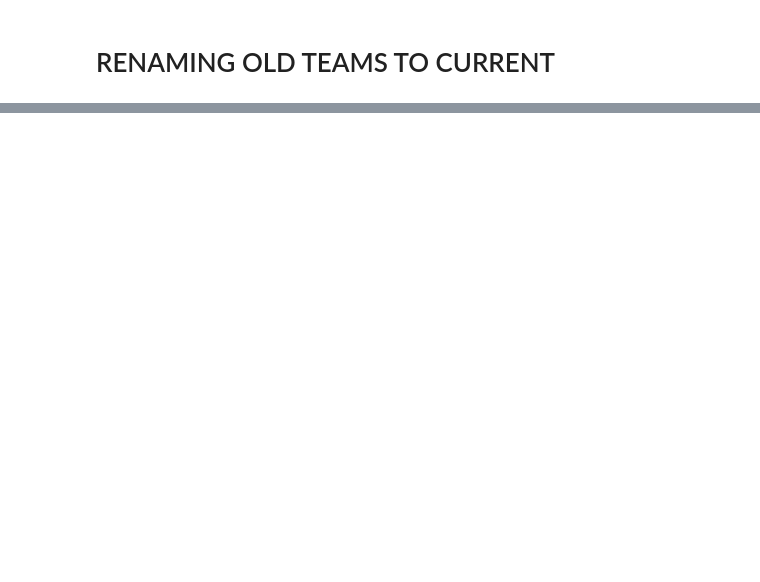
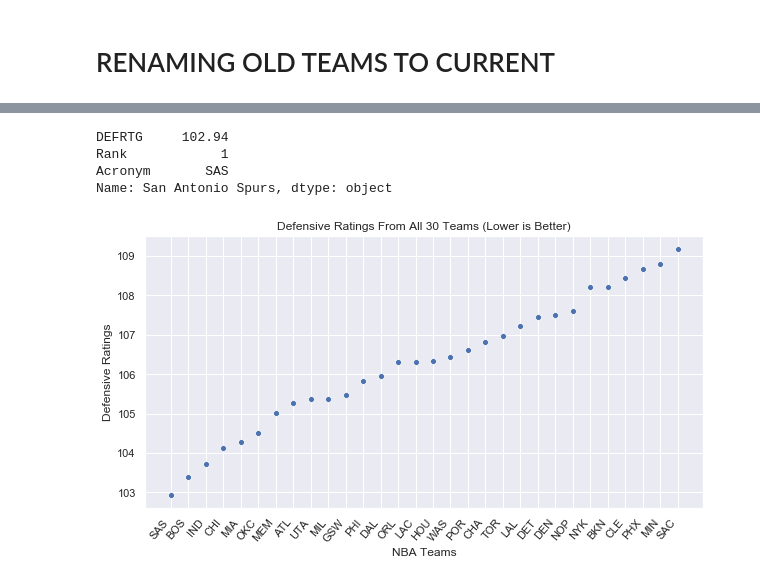
Before and after one commit to Fluffisaurus/player-performance-projection, a Jupyter notebook: data/defensive-rating/DefensiveRatings_teams.ipynb, the cells around one changed output, grey strips where cells are left out. Drawn from its saved outputs; the diff is of its cells as text; code cells hidden in the pictures; blank space fills up the shorter version.

```diff
--- a/data/defensive-rating/DefensiveRatings_teams.ipynb
+++ b/data/defensive-rating/DefensiveRatings_teams.ipynb
@@ -38,0 +68,17 @@ team_rating.to_csv('tm-avgs-2009-2019.csv')
+# %%
+def_rating.iloc[0]
+# %% [output]
+DEFRTG     102.94
+Rank            1
+Acronym       SAS
+Name: San Antonio Spurs, dtype: object
+# %%
+plt.figure(figsize=(10,5))
+sns.scatterplot(def_rating['Acronym'],def_rating['DEFRTG'])
+plt.xlabel("NBA Teams")
+plt.ylabel("Defensive Ratings")
+plt.title("Defensive Ratings From All 30 Teams (Lower is Better)")
+plt.xticks(rotation=50, horizontalalignment='right')
+plt.savefig('plot-nba-def-rating.png')
+# %% [output]
+[figure, added]
```
Also changed, not shown: parts of 6 cells of this notebook, 2 other files.
